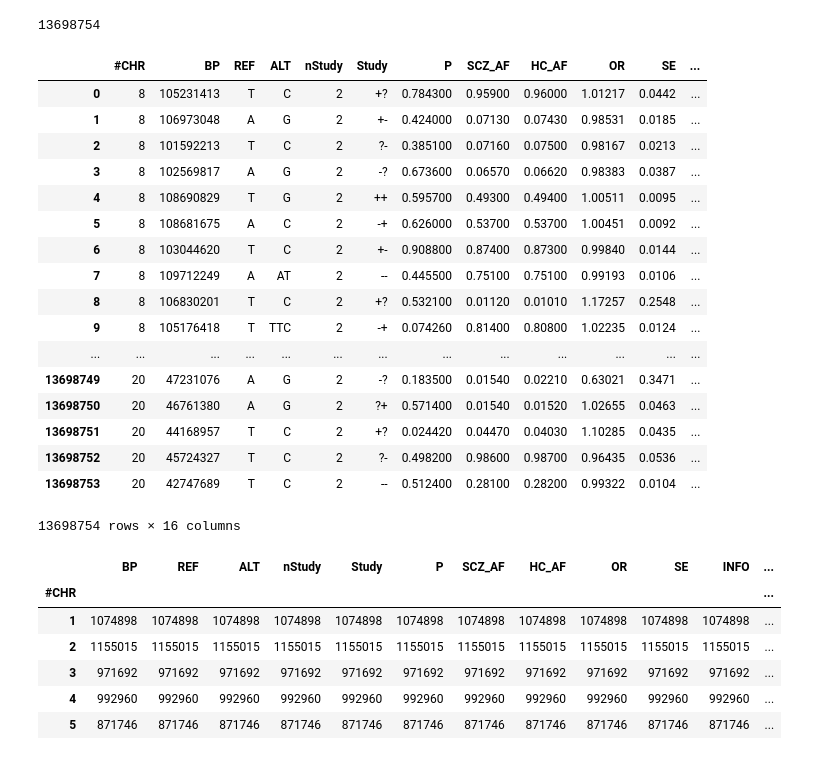
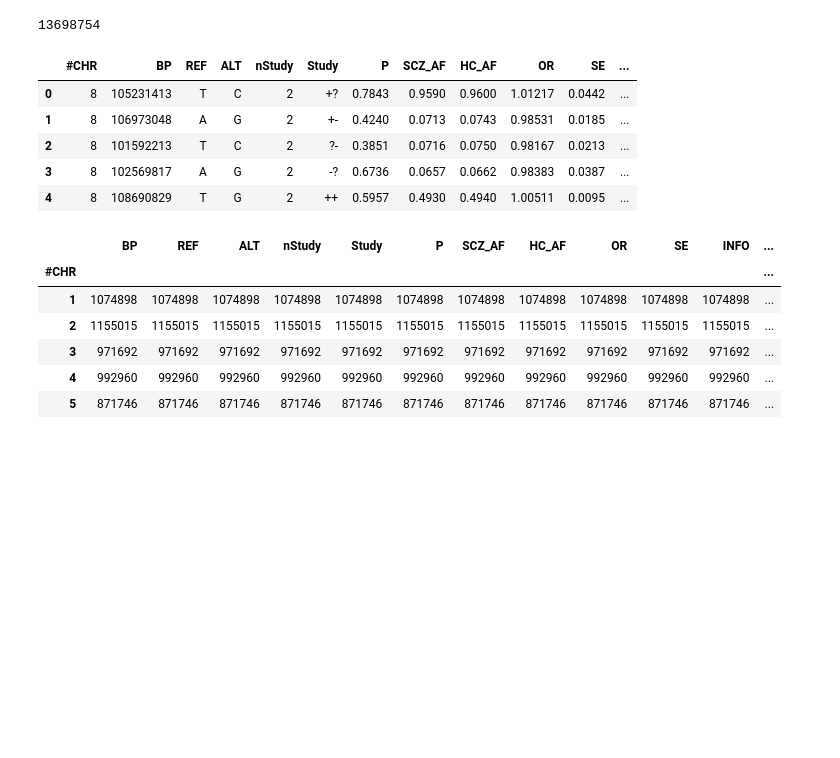
Before and after one commit to broadinstitute/gnomad-browser, a Jupyter notebook: packages/schizophrenia/data/schizophrenia-data-prep.ipynb, the cells around one changed output. Saved outputs shown, nothing was run; the diff lists cells and outputs as text; code cells hidden in the pictures; blank space fills up the shorter version.

```diff
--- a/packages/schizophrenia/data/schizophrenia-data-prep.ipynb
+++ b/packages/schizophrenia/data/schizophrenia-data-prep.ipynb
@@ -28,26 +28,14 @@ len(df)
 # %% [output]
 13698754
 # %%
-df
+df.head()
 # %% [output]
 |  | #CHR | BP | REF | ALT | nStudy | Study | P | SCZ_AF | HC_AF | OR | SE | ... |
-| 0 | 8 | 105231413 | T | C | 2 | +? | 0.784300 | 0.95900 | 0.96000 | 1.01217 | 0.0442 | ... |
-| 1 | 8 | 106973048 | A | G | 2 | +- | 0.424000 | 0.07130 | 0.07430 | 0.98531 | 0.0185 | ... |
-| 2 | 8 | 101592213 | T | C | 2 | ?- | 0.385100 | 0.07160 | 0.07500 | 0.98167 | 0.0213 | ... |
-| 3 | 8 | 102569817 | A | G | 2 | -? | 0.673600 | 0.06570 | 0.06620 | 0.98383 | 0.0387 | ... |
-| 4 | 8 | 108690829 | T | G | 2 | ++ | 0.595700 | 0.49300 | 0.49400 | 1.00511 | 0.0095 | ... |
-| 5 | 8 | 108681675 | A | C | 2 | -+ | 0.626000 | 0.53700 | 0.53700 | 1.00451 | 0.0092 | ... |
-| 6 | 8 | 103044620 | T | C | 2 | +- | 0.908800 | 0.87400 | 0.87300 | 0.99840 | 0.0144 | ... |
-| 7 | 8 | 109712249 | A | AT | 2 | -- | 0.445500 | 0.75100 | 0.75100 | 0.99193 | 0.0106 | ... |
-| 8 | 8 | 106830201 | T | C | 2 | +? | 0.532100 | 0.01120 | 0.01010 | 1.17257 | 0.2548 | ... |
-| 9 | 8 | 105176418 | T | TTC | 2 | -+ | 0.074260 | 0.81400 | 0.80800 | 1.02235 | 0.0124 | ... |
-| ... | ... | ... | ... | ... | ... | ... | ... | ... | ... | ... | ... | ... |
-| 13698749 | 20 | 47231076 | A | G | 2 | -? | 0.183500 | 0.01540 | 0.02210 | 0.63021 | 0.3471 | ... |
-| 13698750 | 20 | 46761380 | A | G | 2 | ?+ | 0.571400 | 0.01540 | 0.01520 | 1.02655 | 0.0463 | ... |
-| 13698751 | 20 | 44168957 | T | C | 2 | +? | 0.024420 | 0.04470 | 0.04030 | 1.10285 | 0.0435 | ... |
-| 13698752 | 20 | 45724327 | T | C | 2 | ?- | 0.498200 | 0.98600 | 0.98700 | 0.96435 | 0.0536 | ... |
-| 13698753 | 20 | 42747689 | T | C | 2 | -- | 0.512400 | 0.28100 | 0.28200 | 0.99322 | 0.0104 | ... |
+| 0 | 8 | 105231413 | T | C | 2 | +? | 0.7843 | 0.9590 | 0.9600 | 1.01217 | 0.0442 | ... |
+| 1 | 8 | 106973048 | A | G | 2 | +- | 0.4240 | 0.0713 | 0.0743 | 0.98531 | 0.0185 | ... |
+| 2 | 8 | 101592213 | T | C | 2 | ?- | 0.3851 | 0.0716 | 0.0750 | 0.98167 | 0.0213 | ... |
+| 3 | 8 | 102569817 | A | G | 2 | -? | 0.6736 | 0.0657 | 0.0662 | 0.98383 | 0.0387 | ... |
+| 4 | 8 | 108690829 | T | G | 2 | ++ | 0.5957 | 0.4930 | 0.4940 | 1.00511 | 0.0095 | ... |
-13698754 rows × 16 columns
 # %%
 df.groupby(['#CHR']).count()
 # %% [output]
```
Also changed, not shown: 12 other files.
